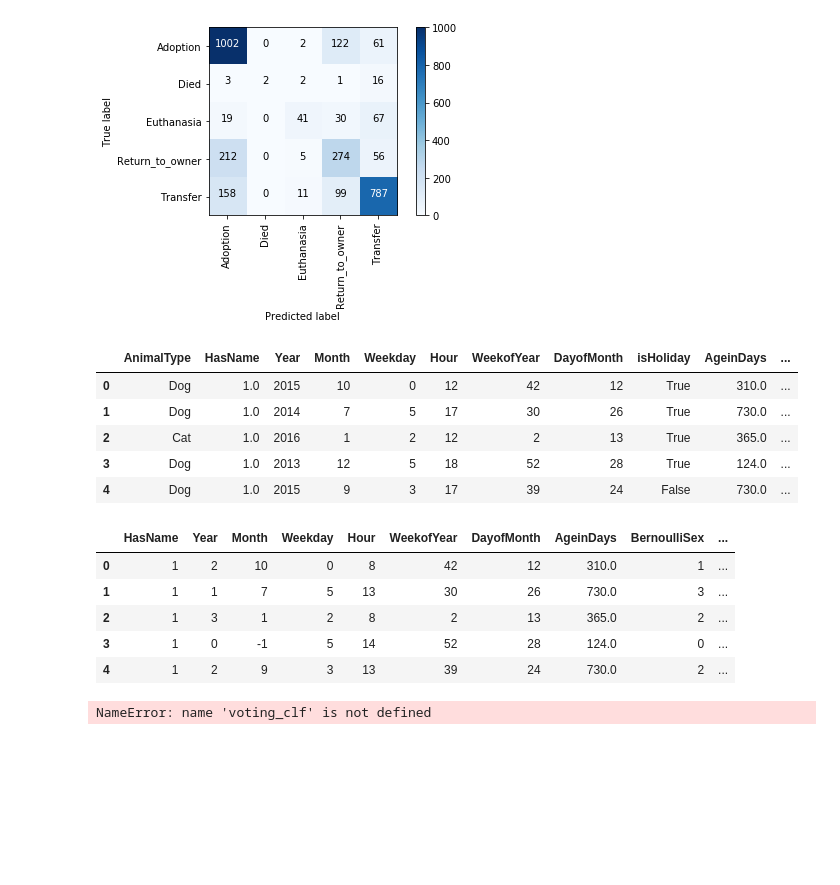
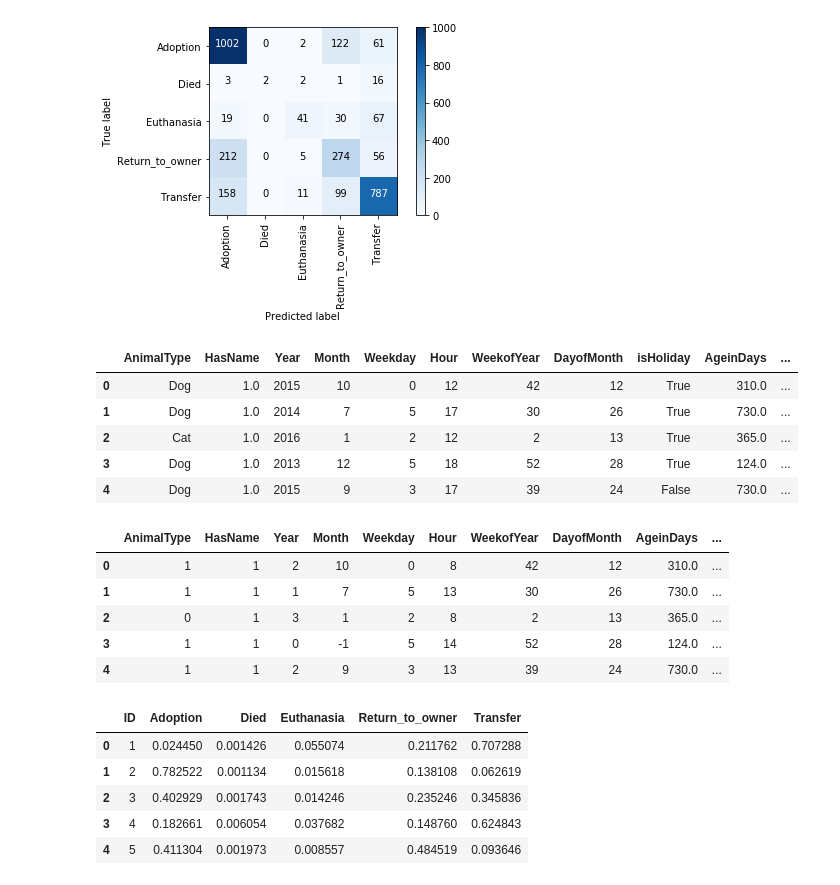
Before and after one commit to mspinelli/animal_shelter, a Jupyter notebook: Classify.ipynb, the cells around one changed output. Saved outputs shown, nothing was run; the diff lists cells and outputs as text; code cells hidden in the pictures; blank space fills up the shorter version.

```diff
--- a/Classify.ipynb
+++ b/Classify.ipynb
@@ -675,7 +675,7 @@ Return_to_owner       0.52      0.50      0.51       547
     avg / total       0.71      0.71      0.70      2970
 [figure]
 # %%
-animals = pd.read_csv('impute_test.csv')
+animals = pd.read_csv('what_matt_wants.csv')
 animals = animals.iloc[:, [2] + range(7, len(animals.columns))]
 ICD.display(animals.head())
 
@@ -706,45 +706,56 @@ discrete = dict(
 #    SizeScore = range(1, 6),
 #    Intelligent = range(2, 6),
 #    Friendliness = range(1, 6),
     MixType = ['Cross', 'Mix', 'Pure'],
 #    Hair = ['Long', 'Medium', 'Short'],
 #    BlendedColor = None,
 #    ReducedPattern = ['Solid', 'BiColor', 'TriColor', 'Tabby', 'Mertle', 'Point', 'Smoke']
 )
 
 encode_discrete_as_one_hot = False
 
 df_train = df.copy()
 
 df = pd.DataFrame()
-for c in animals.columns[1:]:
-    if c in continuous:
+for c in animals.columns:
+    if c == 'ID':
+        df[c] = animals[c]
+    elif c in continuous:
         df[c] = animals[c]
     elif c in discrete.keys():
         if encode_discrete_as_one_hot:
             df = pd.concat([df, pd.get_dummies(pd.Categorical(animals[c]), prefix=c)], axis=1)
         else:
             df[c] = pd.Categorical(animals[c], categories=discrete[c]).codes
 
 df_test = df.copy()
 df_test.head()
 # %% [output]
 |  | AnimalType | HasName | Year | Month | Weekday | Hour | WeekofYear | DayofMonth | isHoliday | AgeinDays | ... |
 | 0 | Dog | 1.0 | 2015 | 10 | 0 | 12 | 42 | 12 | True | 310.0 | ... |
 | 1 | Dog | 1.0 | 2014 | 7 | 5 | 17 | 30 | 26 | True | 730.0 | ... |
 | 2 | Cat | 1.0 | 2016 | 1 | 2 | 12 | 2 | 13 | True | 365.0 | ... |
 | 3 | Dog | 1.0 | 2013 | 12 | 5 | 18 | 52 | 28 | True | 124.0 | ... |
 | 4 | Dog | 1.0 | 2015 | 9 | 3 | 17 | 39 | 24 | False | 730.0 | ... |
-|  | HasName | Year | Month | Weekday | Hour | WeekofYear | DayofMonth | AgeinDays | BernoulliSex | ... |
-| 0 | 1 | 2 | 10 | 0 | 8 | 42 | 12 | 310.0 | 1 | ... |
-| 1 | 1 | 1 | 7 | 5 | 13 | 30 | 26 | 730.0 | 3 | ... |
-| 2 | 1 | 3 | 1 | 2 | 8 | 2 | 13 | 365.0 | 2 | ... |
-| 3 | 1 | 0 | -1 | 5 | 14 | 52 | 28 | 124.0 | 0 | ... |
-| 4 | 1 | 2 | 9 | 3 | 13 | 39 | 24 | 730.0 | 2 | ... |
+|  | AnimalType | HasName | Year | Month | Weekday | Hour | WeekofYear | DayofMonth | AgeinDays | ... |
+| 0 | 1 | 1 | 2 | 10 | 0 | 8 | 42 | 12 | 310.0 | ... |
+| 1 | 1 | 1 | 1 | 7 | 5 | 13 | 30 | 26 | 730.0 | ... |
+| 2 | 0 | 1 | 3 | 1 | 2 | 8 | 2 | 13 | 365.0 | ... |
+| 3 | 1 | 1 | 0 | -1 | 5 | 14 | 52 | 28 | 124.0 | ... |
+| 4 | 1 | 1 | 2 | 9 | 3 | 13 | 39 | 24 | 730.0 | ... |
 # %%
-voting_clf.fit(df_train.iloc[:, 1:], df_train.OutcomeType)
-pred_proba = voting_clf.predict_proba(df_test)
+clf.fit(df_train.iloc[:, 1:], df_train.OutcomeType)
+pred_proba = clf.predict_proba(df_test.iloc[:, :-1])
-# %% [output]
-NameError: name 'voting_clf' is not defined
+# %%
+submission = pd.DataFrame(pred_proba, columns = sort(df_train.OutcomeType.unique()))
+submission.insert(0, 'ID', df_test.ID)
+submission.head()
+# %% [output]
+|  | ID | Adoption | Died | Euthanasia | Return_to_owner | Transfer |
+| 0 | 1 | 0.024450 | 0.001426 | 0.055074 | 0.211762 | 0.707288 |
+| 1 | 2 | 0.782522 | 0.001134 | 0.015618 | 0.138108 | 0.062619 |
+| 2 | 3 | 0.402929 | 0.001743 | 0.014246 | 0.235246 | 0.345836 |
+| 3 | 4 | 0.182661 | 0.006054 | 0.037682 | 0.148760 | 0.624843 |
+| 4 | 5 | 0.411304 | 0.001973 | 0.008557 | 0.484519 | 0.093646 |
 # %%
 submission.to_csv('submission.csv', index=False)
```
Also changed, not shown: 4 other files.
